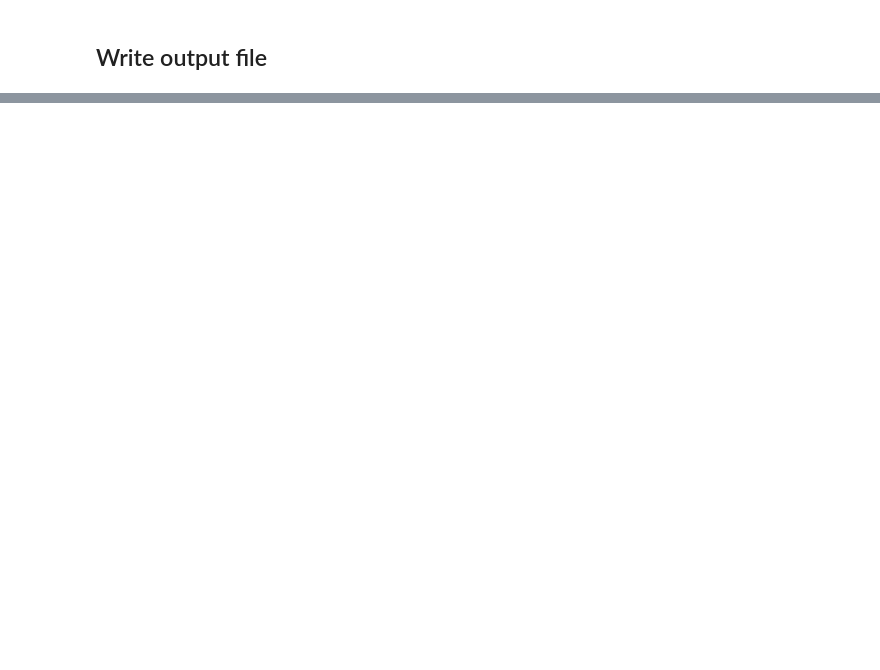
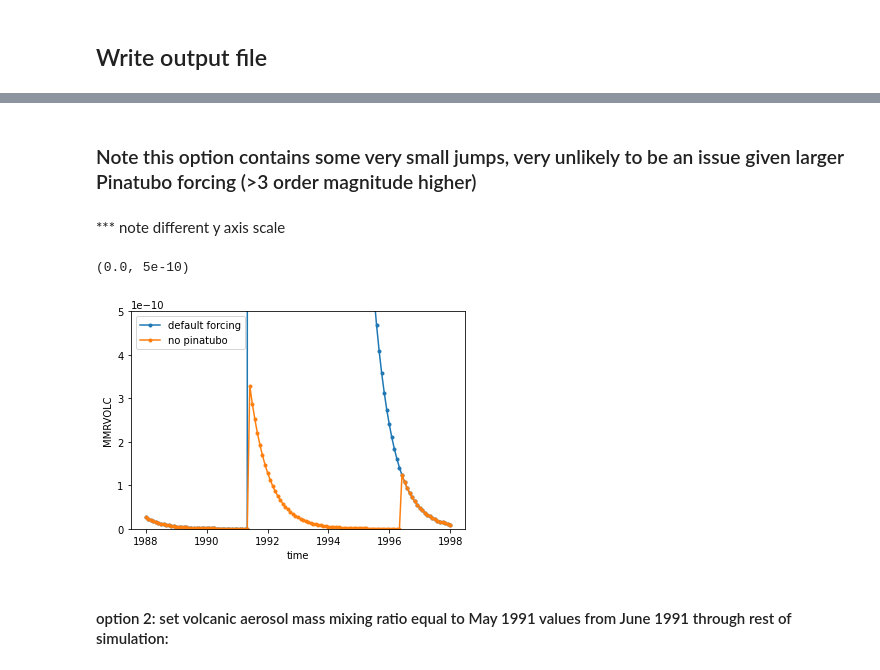
Before and after one commit to matt-long/pinatubo-LE, a Jupyter notebook: notebooks/generate-novolc-forcing.ipynb, the cells around one changed output, grey strips where cells are left out. Drawn from its saved outputs; the diff is of its cells as text; code cells hidden in the pictures; blank space fills up the shorter version.

```diff
--- a/notebooks/generate-novolc-forcing.ipynb
+++ b/notebooks/generate-novolc-forcing.ipynb
@@ -127 +124,15 @@ variables:
 }
+# %% [markdown]
+### Note this option contains some very small jumps, very unlikely to be an issue given larger Pinatubo forcing (>3 order magnitude higher)
+# %% [markdown]
+*** note different y axis scale
+# %%
+ds.sel(time=tslice_pinatubo).MMRVOLC.sum(['lev']).mean('lat').plot(marker='.', label='default forcing')
+dso.sel(time=tslice_pinatubo).MMRVOLC.sum(['lev']).mean('lat').plot(marker='.', label='no pinatubo')
+plt.legend();
+plt.ylim(0,5e-10)
+# %% [output]
+(0.0, 5e-10)
+[figure, added]
+# %% [markdown]
+#### option 2: set volcanic aerosol mass mixing ratio equal to May 1991 values from June 1991 through rest of simulation:
```
Also changed, not shown: parts of 12 cells of this notebook, 1 other file.
